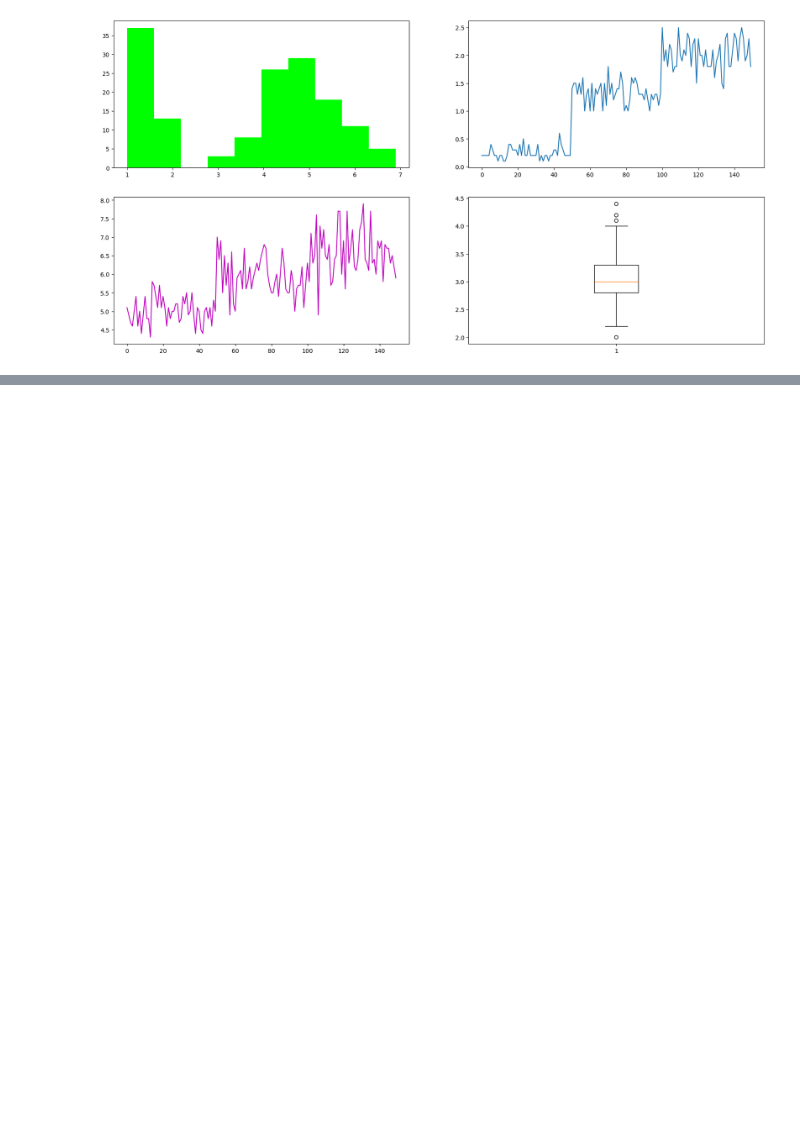
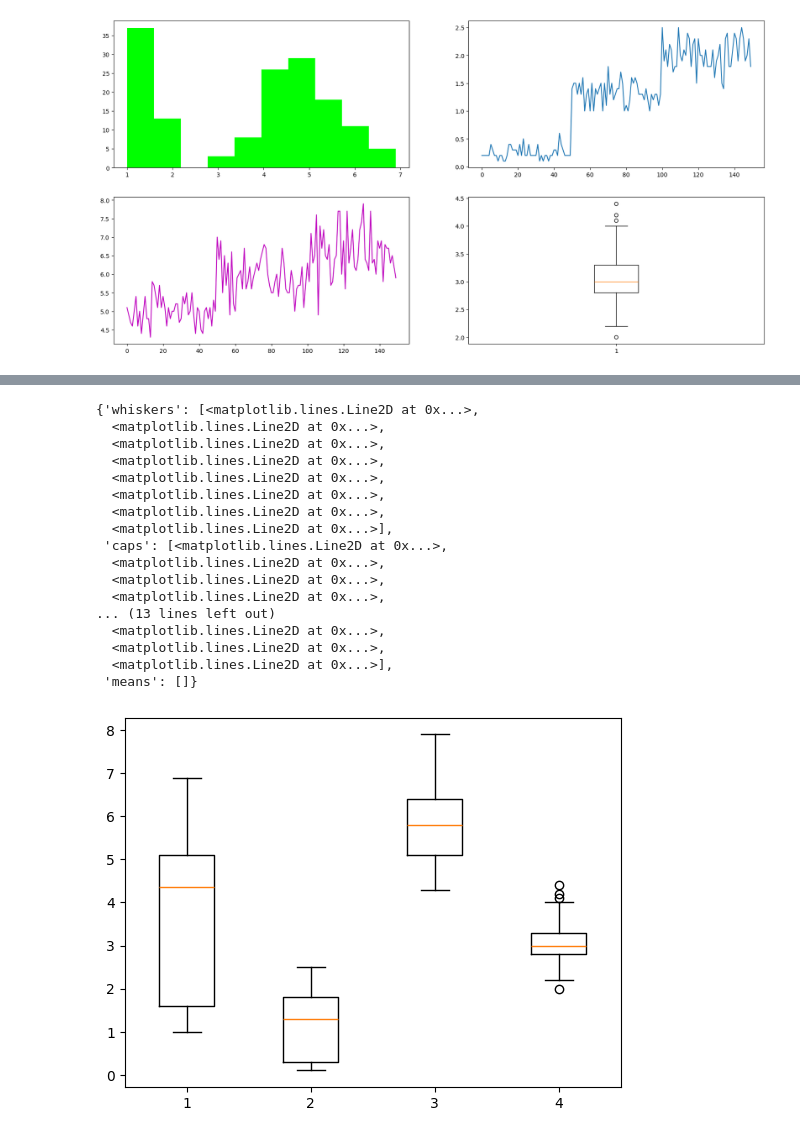
Before and after one commit to MuhammadjonArabov/Data-science, a Jupyter notebook: Vizualization/vizualization.ipynb, the cells around one changed output, grey strips where cells are left out. Saved outputs shown, nothing was run; the diff lists cells and outputs as text; code cells hidden in the pictures; blank space fills up the shorter version.

```diff
--- a/Vizualization/vizualization.ipynb
+++ b/Vizualization/vizualization.ipynb
@@ -99,0 +147,21 @@ plt.show()
+# %%
+plt.boxplot([data["petal-length"], data["petal-width"], data["sepal-length"], data["sepal-width"]])
+# %% [output]
+{'whiskers': [<matplotlib.lines.Line2D at 0x...>,
+  <matplotlib.lines.Line2D at 0x...>,
+  <matplotlib.lines.Line2D at 0x...>,
+  <matplotlib.lines.Line2D at 0x...>,
+  <matplotlib.lines.Line2D at 0x...>,
+  <matplotlib.lines.Line2D at 0x...>,
+  <matplotlib.lines.Line2D at 0x...>,
+  <matplotlib.lines.Line2D at 0x...>],
+ 'caps': [<matplotlib.lines.Line2D at 0x...>,
+  <matplotlib.lines.Line2D at 0x...>,
+  <matplotlib.lines.Line2D at 0x...>,
+  <matplotlib.lines.Line2D at 0x...>,
+... (13 lines left out)
+  <matplotlib.lines.Line2D at 0x...>,
+  <matplotlib.lines.Line2D at 0x...>,
+  <matplotlib.lines.Line2D at 0x...>],
+ 'means': []}
+[figure, added]
```
Also changed, not shown: parts of 7 cells of this notebook.
